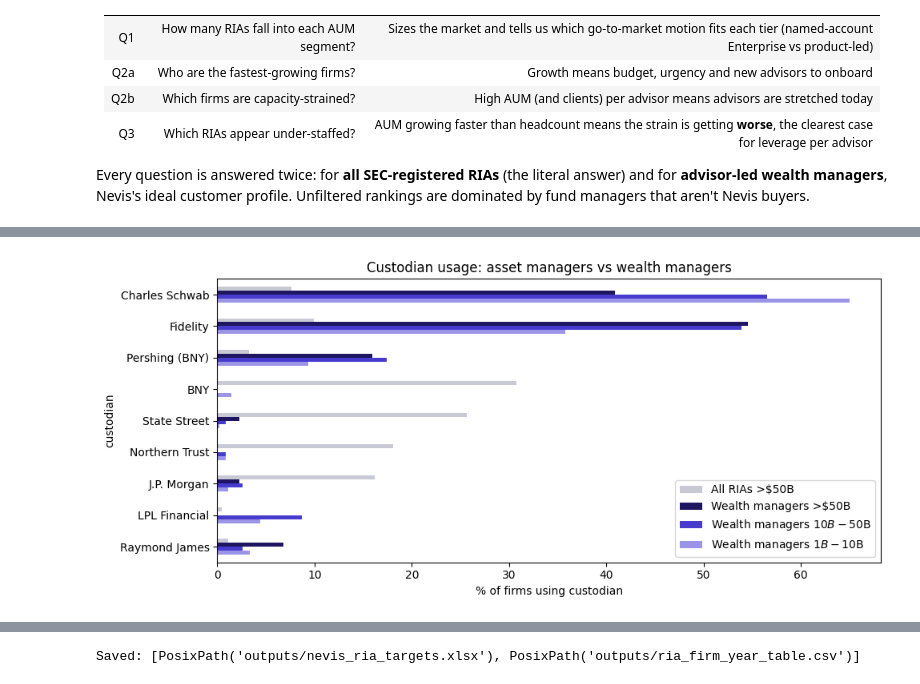
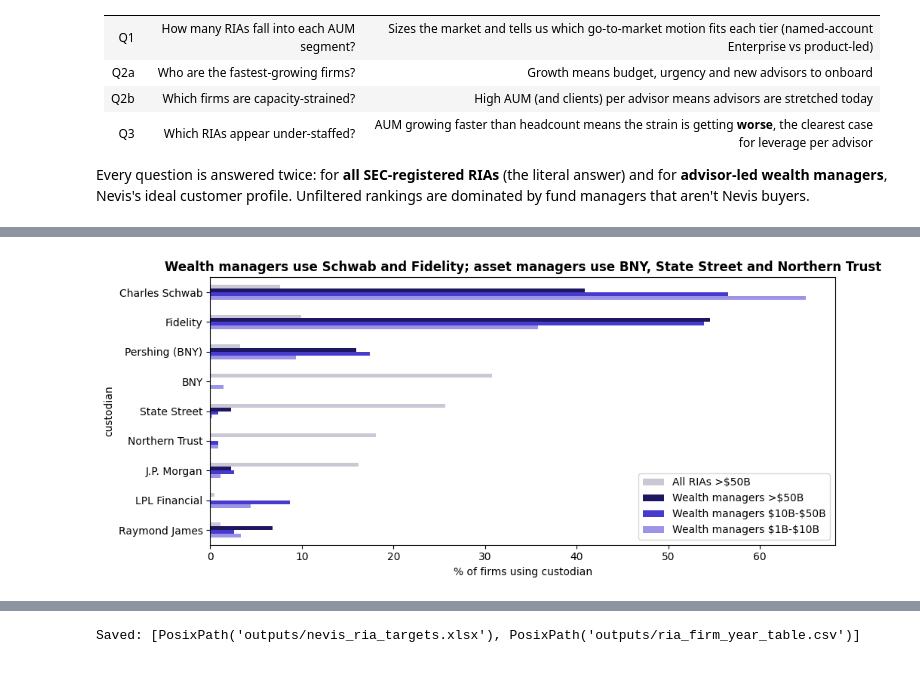
Before and after one commit to justinmcbryan/nevis-ria-analysis, a Jupyter notebook: nevis_ria_analysis.ipynb, the cells around one changed output, grey strips where cells are left out. Cells and saved outputs as stored; diff of their text form; code cells hidden in the pictures.

Commit message:
Presentation pass: answer-first headings, collapsed code, cleaner tables and charts

```diff
--- a/nevis_ria_analysis.ipynb
+++ b/nevis_ria_analysis.ipynb
@@ -426,4 +342,5 @@ All metrics for Sections 2–6 are calculated in the cell below.
 # %%
+#@title Steps 5-6: analysis engine (all metrics)
 # ===================== ANALYSIS ENGINE =====================
 # Every metric used in Sections 2-6 is computed here, once. Presentation cells only display these objects.
 
@@ -534,12 +451,14 @@ def custodian_share(mask_df):
 cust_views = {"All RIAs >$50B": latest.aum >= 50e9, "Wealth managers >$50B": (latest.aum >= 50e9) & wmask,
               "Wealth managers $10B-$50B": (latest.segment == "$10B-$50B") & wmask, "Wealth managers $1B-$10B": (latest.segment == "$1B-$10B") & wmask}
 cust_tables = {k: custodian_share(m) for k, m in cust_views.items()}
+# Analyst-verified exclusions: these filings show an internal holding-company restructure, not a sale to a new owner
+# (validated against external sources), so they are not ownership-change signals.
+INTERNAL_RESTRUCTURE = {"149777": "Morgan Stanley: new controlling entity is an internal Morgan Stanley company",
+                        "250": "Edward Jones: JFC Holding / The Jones Financial Companies are the firm's own partnership structure"}
+ref["ownership"].loc[ref["ownership"].index.isin(list(INTERNAL_RESTRUCTURE)), ["new_controlling_entity_since_2020", "likely_pe_sponsor_owner"]] = False
 own = latest[wmask & (latest.aum >= 1e9)].set_index("crd")[["firm_name", "channel", "state", "aum", "advisors", "segment"]].join(ref["ownership"])
 own["ownership_change"] = own.new_controlling_entity_since_2020.fillna(False).astype(bool) | (own.successions_since_2020.fillna(0) > 0)
 own_summary = own.groupby("segment", observed=True).agg(
     wealth_managers=("firm_name", "count"), ownership_change=("ownership_change", "mean"),
     new_controlling_entity=("new_controlling_entity_since_2020", "mean"), likely_pe_sponsor=("likely_pe_sponsor_owner", "mean"),
     any_succession=("successions_since_2020", lambda x: (x > 0).mean()))
-
-print("Engine complete:", {k: len(v) for k, v in {"firms FY2025": latest, "1y window": win[1], "3y window": win[3], "5y window": win[5], "targets": targets}.items()})
-window_summary
@@ -810,9 +713,15 @@ q1.rename(columns={"RIAs": "All SEC RIAs", "wealth_managers": "Wealth managers",
 # %%
+#@title
 wm_seg = latest[wmask].groupby("segment", observed=False).agg(firms=("crd", "count"), aum=("aum", lambda x: x.sum() / 1e12))
+big = wm_seg.loc[["$10B-$50B", ">$50B"]]
 fig, ax = plt.subplots(1, 2, figsize=(12, 4))
-wm_seg.firms.plot.bar(ax=ax[0], color="#473BCE"); ax[0].set_title("Wealth managers by AUM segment (FY2025)")
+wm_seg.firms.plot.bar(ax=ax[0], color="#473BCE"); ax[0].set_title("Number of wealth managers")
 for i, v in enumerate(wm_seg.firms): ax[0].text(i, v, f"{v:,}", ha="center", va="bottom")
-(wm_seg.aum / wm_seg.aum.sum() * 100).plot.bar(ax=ax[1], color="#9C94E6"); ax[1].set_title("Share of wealth-manager AUM (%)")
-for a in ax: a.set_xlabel(""); a.tick_params(axis="x", rotation=0)
+share = wm_seg.aum / wm_seg.aum.sum() * 100
+share.plot.bar(ax=ax[1], color="#9C94E6"); ax[1].set_title("Share of wealth-manager AUM (%)")
+for i, v in enumerate(share): ax[1].text(i, v, f"{v:.0f}%", ha="center", va="bottom")
+for a in ax: a.set_xlabel(""); a.tick_params(axis="x", rotation=0); a.set_xticklabels([l.replace("$", r"\$") for l in LABELS])
+fig.suptitle(f"Most wealth managers are under \\$1B, but the {int(big.firms.sum())} above \\$10B hold {big.aum.sum() / wm_seg.aum.sum():.0%} of wealth-manager AUM",
+             fontweight="bold")
 plt.tight_layout(); plt.show()
 # %% [output]
@@ -1028,12 +957,12 @@ Under-staffed wealth managers: 5-year (FY2020→FY2025)
 # %%
-
+#@title
 fig, ax = plt.subplots(figsize=(8, 6))
 for s, c in zip(LABELS[1:], ["#9C94E6", "#473BCE", "#1E1660"]):
-    d = w3[w3.segment == s]; ax.scatter(d.advisor_cagr * 100, d.aum_cagr * 100, s=14, alpha=.6, label=s, color=c)
+    d = w3[w3.segment == s]; ax.scatter(d.advisor_cagr * 100, d.aum_cagr * 100, s=14, alpha=.6, label=s.replace("$", r"\$"), color=c)
 lim = [-30, 80]; ax.plot(lim, lim, "k--", lw=1); ax.set_xlim(lim); ax.set_ylim(lim)
-ax.set_xlabel("Advisor headcount CAGR, 3y (%)"); ax.set_ylabel("AUM CAGR, 3y (%)")
-ax.set_title("Wealth managers ≥$1B: firms above the line grew AUM faster than advisors"); ax.legend()
-plt.tight_layout(); plt.show()
-print(f"$1B+ advisor-led wealth managers: {len(w3):,} | grew AUM faster than advisors: {(w3.staffing_gap > 0).mean():.0%}"
-      f" | median AUM CAGR {w3.aum_cagr.median():.1%} vs advisor CAGR {w3.advisor_cagr.median():.1%}")
+ax.text(45, 70, "AUM growing faster\nthan advisors", ha="center", fontsize=9); ax.text(55, 20, "Advisors growing\nfaster than AUM", ha="center", fontsize=9)
+ax.set_xlabel("Advisor headcount growth per year, 3 years (%)"); ax.set_ylabel("AUM growth per year, 3 years (%)")
+ax.set_title(f"{(w3.staffing_gap > 0).mean():.0%} of \\$1B+ wealth managers sit above the line: AUM is outgrowing advisors", fontweight="bold")
+ax.legend(title="Segment"); plt.tight_layout(); plt.show()
+print(f"{len(w3):,} wealth managers above $1B · median AUM growth {w3.aum_cagr.median():.1%} a year vs advisor growth {w3.advisor_cagr.median():.1%}")
 # %% [output]
@@ -1100,9 +1042,10 @@ Wealth managers $1B-$10B: 1,153 firms, 93% report a custodian
 # %%
+#@title
 fig, ax = plt.subplots(figsize=(10, 4.5))
 views = ["All RIAs >$50B", "Wealth managers >$50B", "Wealth managers $10B-$50B", "Wealth managers $1B-$10B"]
 top = ["Charles Schwab", "Fidelity", "Pershing (BNY)", "BNY", "State Street", "Northern Trust", "J.P. Morgan", "LPL Financial", "Raymond James"]
 mat = pd.DataFrame({v: cust_tables[v][0].reindex(top).share_of_firms.fillna(0) * 100 for v in views})
-mat.plot.barh(ax=ax, color=["#C9C9D6", "#1E1660", "#473BCE", "#9C94E6"]); ax.invert_yaxis()
-ax.set_xlabel("% of firms using custodian"); ax.set_title("Custodian usage: asset managers vs wealth managers"); plt.tight_layout(); plt.show()
+mat.rename(columns=lambda c: c.replace("$", r"\$")).plot.barh(ax=ax, color=["#C9C9D6", "#1E1660", "#473BCE", "#9C94E6"]); ax.invert_yaxis()
+ax.set_xlabel("% of firms using custodian"); ax.set_title("Wealth managers use Schwab and Fidelity; asset managers use BNY, State Street and Northern Trust", fontweight="bold"); plt.tight_layout(); plt.show()
 # %% [output]
-[figure, old version]
+[figure, new version]
```
Also changed, not shown: parts of 84 cells of this notebook, 4 other files.
